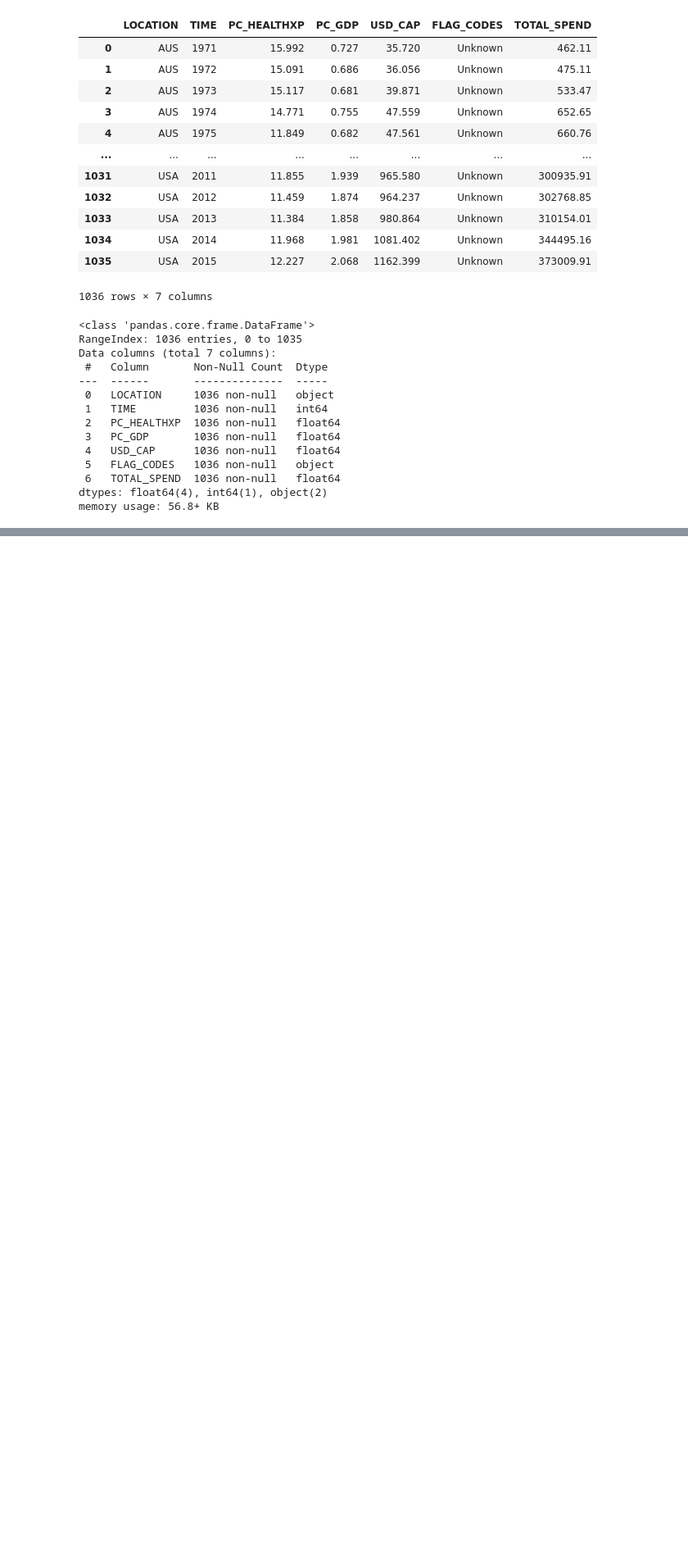
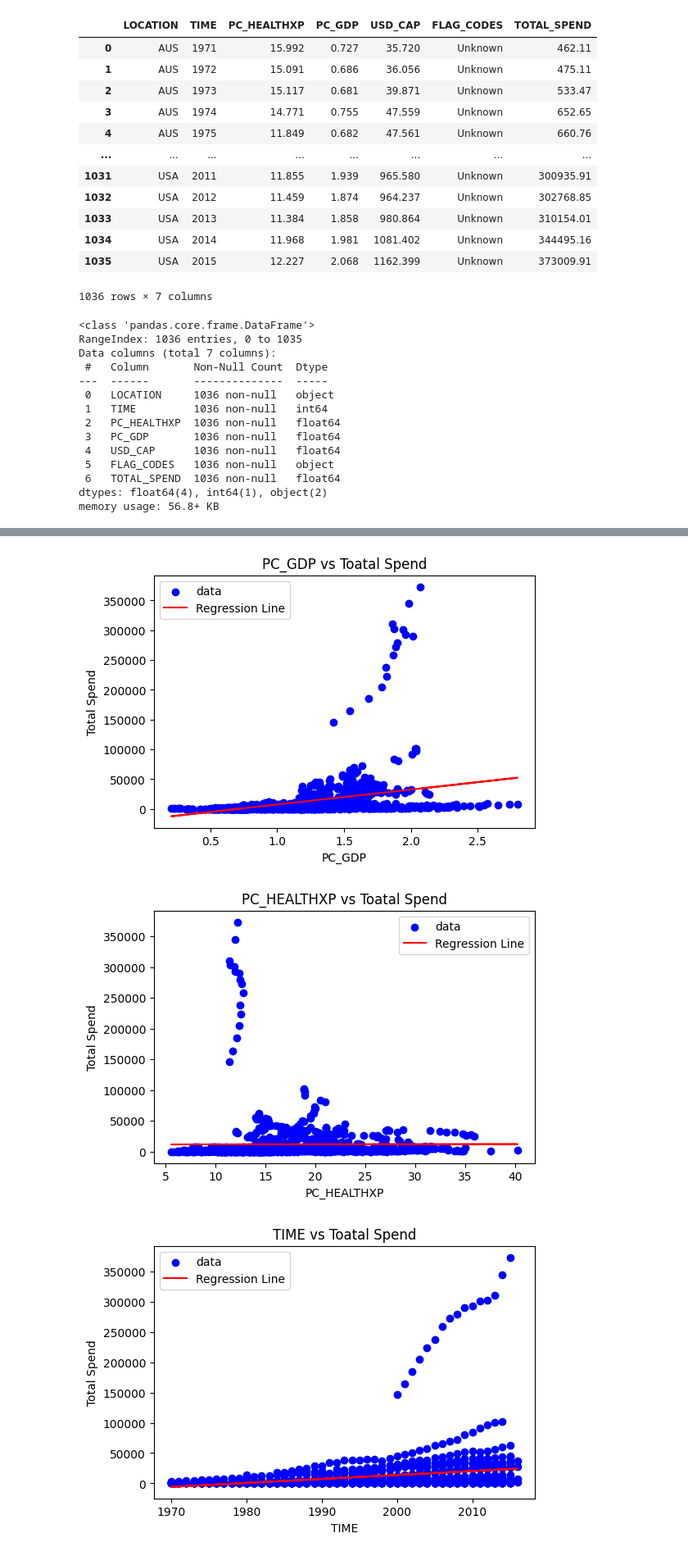
Before and after one commit to DmytroBolokhonov/team_project, a Jupyter notebook: experiments/first_step_data_cleaning.ipynb, the cells around one changed output, grey strips where cells are left out. Shown: that part at 82% size. Saved outputs shown, nothing was run; the diff lists cells and outputs as text; code cells hidden in the pictures; blank space fills up the shorter version.

Commit message:
Add multiple linear regression model on three variable.

```diff
--- a/experiments/first_step_data_cleaning.ipynb
+++ b/experiments/first_step_data_cleaning.ipynb
@@ -4,5 +8,5 @@ import numpy as np
 # %%
-data = pd.read_csv("data/processed/processed_dataset.csv")
+data = pd.read_csv("../data/processed/processed_dataset.csv")
 data
 # %% [output]
 |  | LOCATION | TIME | PC_HEALTHXP | PC_GDP | USD_CAP | FLAG_CODES | TOTAL_SPEND |
@@ -37,0 +46,35 @@ memory usage: 56.8+ KB
+# %%
+# Exclude the 'TOTAL_SPEND' (target variable) and non-numeric columns from the feature names
+feature_names = data.select_dtypes(include=[float, int]).columns.difference(['TOTAL_SPEND','LOCATION'])
+
+# Loop through each numeric feature (column) in data
+for feature in feature_names:
+    # Extract the feature column and target variable (TOTAL_SPEND)
+    X_feature = data[[feature]].values  # Extract as a 2D array
+    y = data['TOTAL_SPEND'].values  # Target variable (TOTAL_SPEND)
+
+    # Create a scatter plot for the feature against the target (TOTAL_SPEND)
+    plt.figure(figsize=(6, 4))
+    plt.scatter(X_feature, y, label='data', color='blue')
+
+    # Fit a linear regression model
+    lm = LinearRegression()
+    lm.fit(X_feature, y)
+
+    # Plot the regression line
+    plt.plot(X_feature, lm.predict(X_feature), color='red', label='Regression Line')
+
+    # Add labels and title
+    plt.xlabel(feature)
+    plt.ylabel('Total Spend')
+    plt.title(f'{feature} vs Toatal Spend')
+
+    # Add a legend
+    plt.legend()
+
+    # Show the plot
+    plt.show()
+# %% [output]
+[figure, added]
+[figure, added]
+[figure, added]
```
Also changed, not shown: parts of 8 cells of this notebook.
